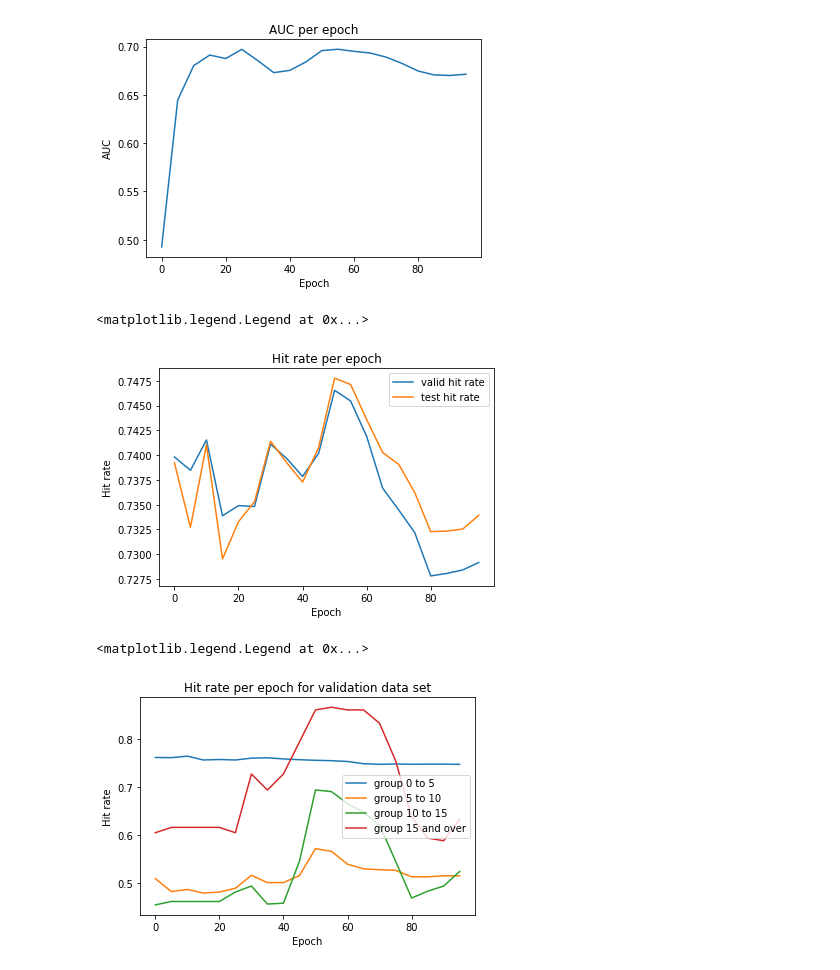
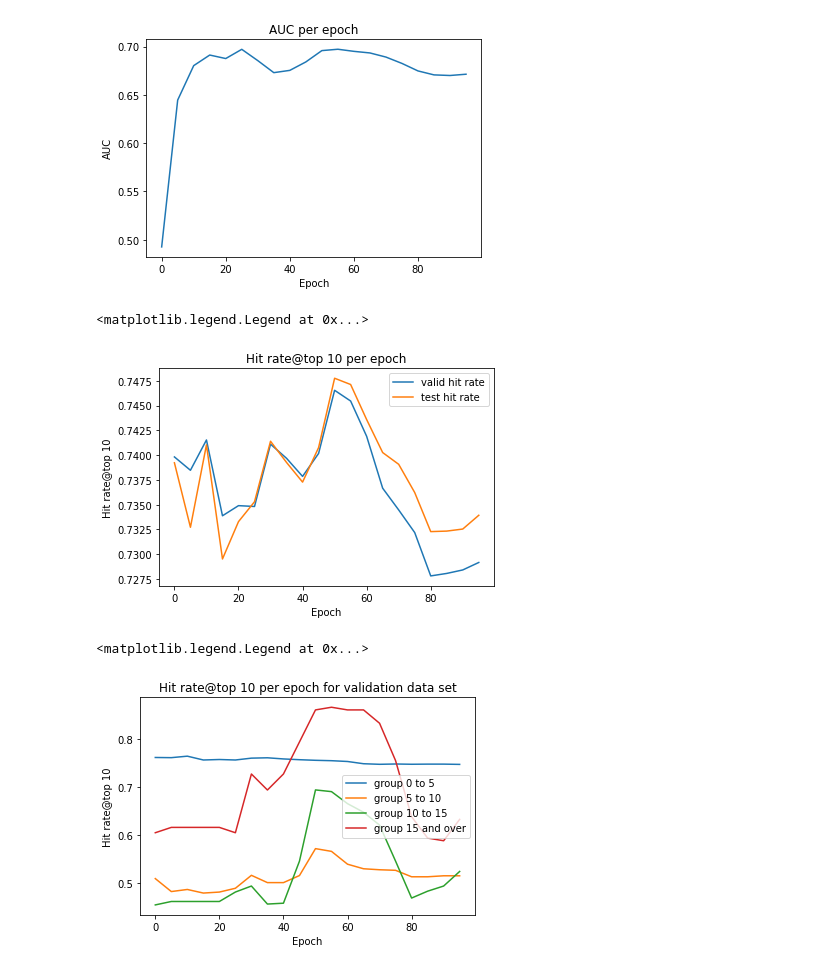
Before and after one commit to qinqin65/GitHub-Repo-RS, a Jupyter notebook: train.ipynb, the cells around one changed output. Drawn from its saved outputs; the diff is of its cells as text; code cells hidden in the pictures.

Commit message:
title the figures with hit rate at top 10

```diff
--- a/train.ipynb
+++ b/train.ipynb
@@ -315,24 +315,24 @@ Text(0.5, 1.0, 'AUC per epoch')
 plt.plot(data['epoch'], data['valid hit rate'], label='valid hit rate')
 plt.plot(data['epoch'], data['test hit rate'], label='test hit rate')
 plt.xlabel('Epoch')
-plt.ylabel('Hit rate')
-plt.title('Hit rate per epoch')
+plt.ylabel('Hit rate@top 10')
+plt.title('Hit rate@top 10 per epoch')
 plt.legend()
 # %% [output]
 <matplotlib.legend.Legend at 0x...>
-[figure, old version]
+[figure, new version]
 # %%
 plt.plot(data['epoch'], data['valid group 0 to 5'], label='group 0 to 5')
 plt.plot(data['epoch'], data['valid group 5 to 10'], label='group 5 to 10')
 plt.plot(data['epoch'], data['valid group 10 to 15'], label='group 10 to 15')
 plt.plot(data['epoch'], data['valid group 15 over'], label='group 15 and over')
 plt.xlabel('Epoch')
-plt.ylabel('Hit rate')
-plt.title('Hit rate per epoch for validation data set')
+plt.ylabel('Hit rate@top 10')
+plt.title('Hit rate@top 10 per epoch for validation data set')
 plt.legend()
 # %% [output]
 <matplotlib.legend.Legend at 0x...>
-[figure, old version]
+[figure, new version]
 # %%
 plt.plot(data['epoch'], data['test group 0 to 5'], label='group 0 to 5')
 plt.plot(data['epoch'], data['test group 5 to 10'], label='group 5 to 10')
```
Also changed, not shown: parts of 1 cell of this notebook.
